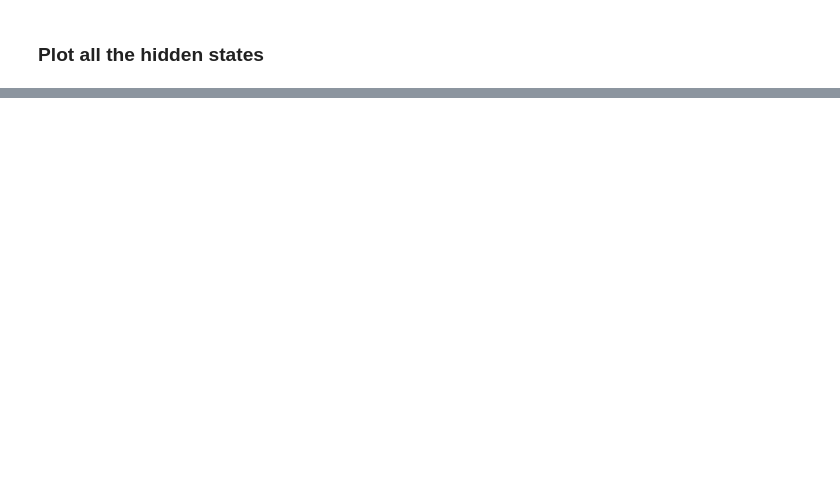
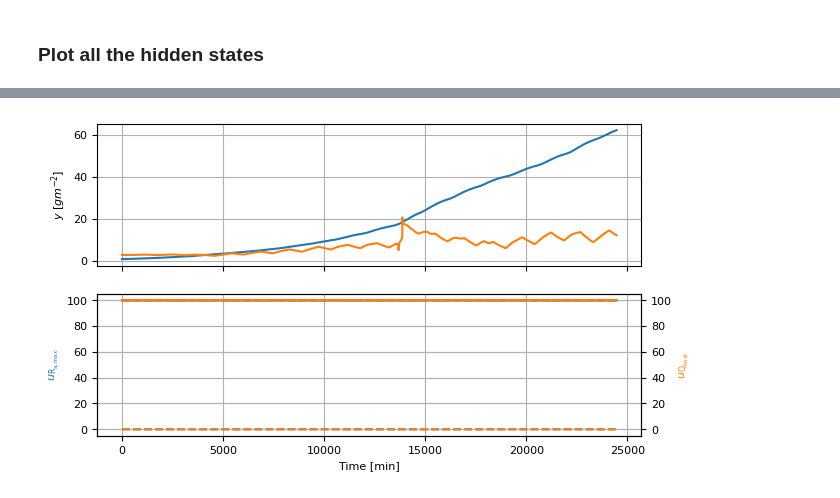
Before and after one commit to MarekWadinger/ecompc-greenhouse-platform, a Jupyter notebook: greenhouse_model.ipynb, the cells around one changed output, grey strips where cells are left out. Saved outputs shown, nothing was run; the diff lists cells and outputs as text; code cells hidden in the pictures; blank space fills up the shorter version.

```diff
--- a/greenhouse_model.ipynb
+++ b/greenhouse_model.ipynb
@@ -162,3 +283,42 @@ plt.show()
+# %%
+# [donotremove]
+fig, axs = plt.subplots(2, 1, sharex=True)
+axs[0].plot(range(sim_steps), np.array(y_nexts).reshape(-1, 2))
+axs[0].set_ylabel("$y~[g m^{-2}]$")
+for i, (label, color) in enumerate(
+    zip(
+        [
+            r"$u_{\mathrm{R_{a,max}}}$",
+            r"$u_{\mathrm{Q_{heat}}}$",
+        ],
+        ["#1f77b4", "#ff7f0e"],
+    )
+):
+    # Create a second y-axis
+    if i > 0:
+        ax = axs[1].twinx()
+    else:
+        ax = axs[1]
+    if i > 1:
+        ax.spines["right"].set_position(("outward", 20 * i))
+    ax.plot(range(sim_steps), np.array(u0s).reshape(-1, 2)[:, i], color=color)
+    ax.plot(
+        range(sim_steps),
+        np.array(ums).reshape(-1, 4)[:, i],
+        linestyle="--",
+        color=color,
+    )
+    ax.plot(
+        range(sim_steps),
+        np.array(ums).reshape(-1, 4)[:, i + 2],
+        linestyle="--",
+        color=color,
+    )
+
+    ax.set_ylabel(label, color=color)
+    ax.set_xlabel("Time [min]")
+# %% [output]
+[figure, added]
 # %%
 # === Model ===================================================================
 # Create a model instance
```
Also changed, not shown: parts of 10 cells of this notebook, 1 other file.
